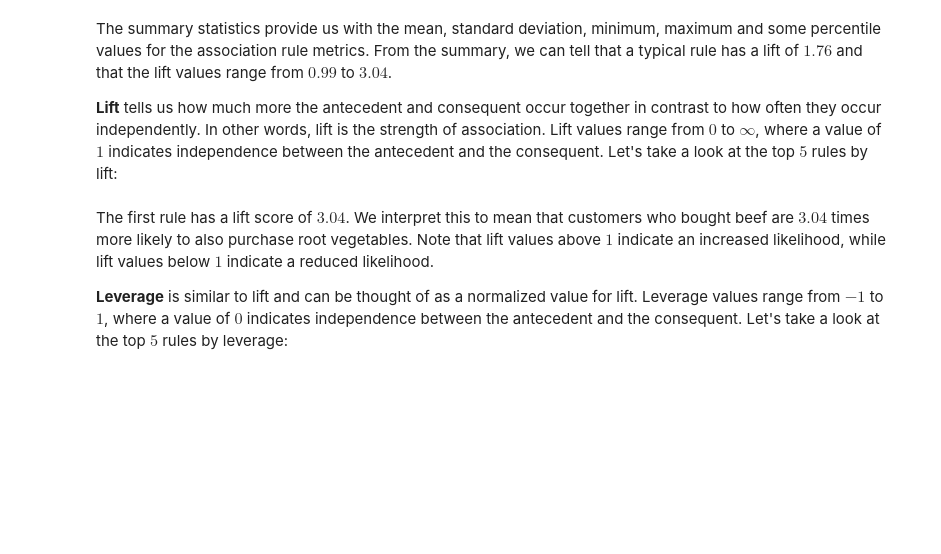
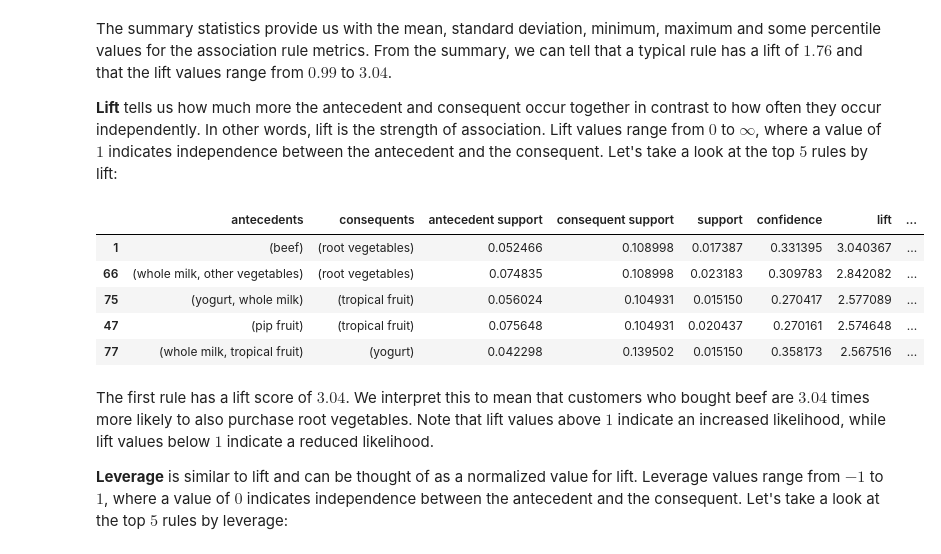
Before and after one commit to aritra19972603/machine-learning-with-python-association-rules-3209139, a Jupyter notebook: src/02b.ipynb, the cells around one changed output. Drawn from its saved outputs; the diff is of its cells as text; code cells hidden in the pictures; blank space fills up the shorter version.

```diff
--- a/src/02b.ipynb
+++ b/src/02b.ipynb
@@ -160,6 +332,15 @@ A quick way to get a big-picture view of the metrics is with summary statistics.
 The summary statistics provide us with the mean, standard deviation, minimum, maximum and some percentile values for the association rule metrics. From the summary, we can tell that a typical rule has a lift of $1.76$ and that the lift values range from $0.99$ to $3.04$.
 
 **Lift** tells us how much more the antecedent and consequent occur together in contrast to how often they occur independently. In other words, lift is the strength of association. Lift values range from $0$ to $\infty$, where a value of $1$ indicates independence between the antecedent and the consequent. Let's take a look at the top $5$ rules by lift:
+# %%
+rules.sort_values('lift',ascending=False).head()
+# %% [output]
+|  | antecedents | consequents | antecedent support | consequent support | support | confidence | lift | ... |
+| 1 | (beef) | (root vegetables) | 0.052466 | 0.108998 | 0.017387 | 0.331395 | 3.040367 | ... |
+| 66 | (whole milk, other vegetables) | (root vegetables) | 0.074835 | 0.108998 | 0.023183 | 0.309783 | 2.842082 | ... |
+| 75 | (yogurt, whole milk) | (tropical fruit) | 0.056024 | 0.104931 | 0.015150 | 0.270417 | 2.577089 | ... |
+| 47 | (pip fruit) | (tropical fruit) | 0.075648 | 0.104931 | 0.020437 | 0.270161 | 2.574648 | ... |
+| 77 | (whole milk, tropical fruit) | (yogurt) | 0.042298 | 0.139502 | 0.015150 | 0.358173 | 2.567516 | ... |
 # %% [markdown]
 The first rule has a lift score of $3.04$. We interpret this to mean that customers who bought beef are $3.04$ times more likely to also purchase root vegetables. Note that lift values above $1$ indicate an increased likelihood, while lift values below $1$ indicate a reduced likelihood.
 
```
Also changed, not shown: parts of 27 cells of this notebook.
